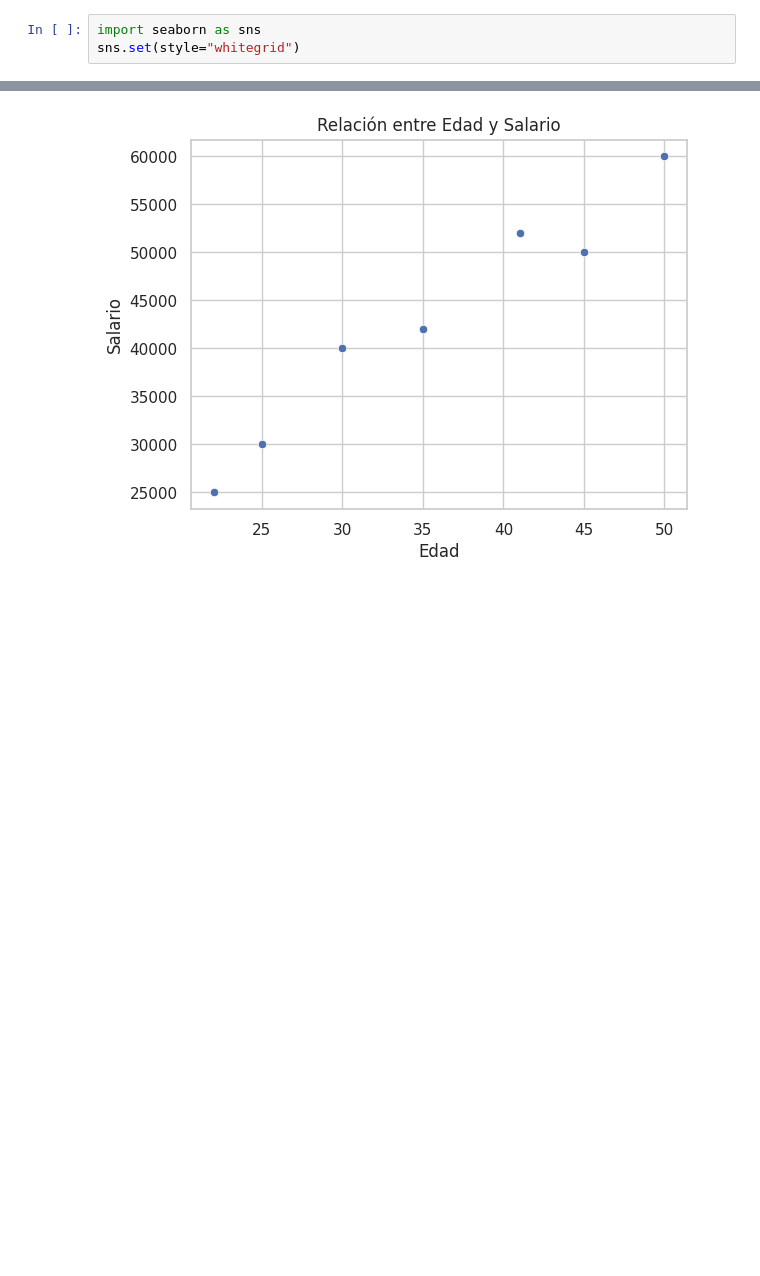
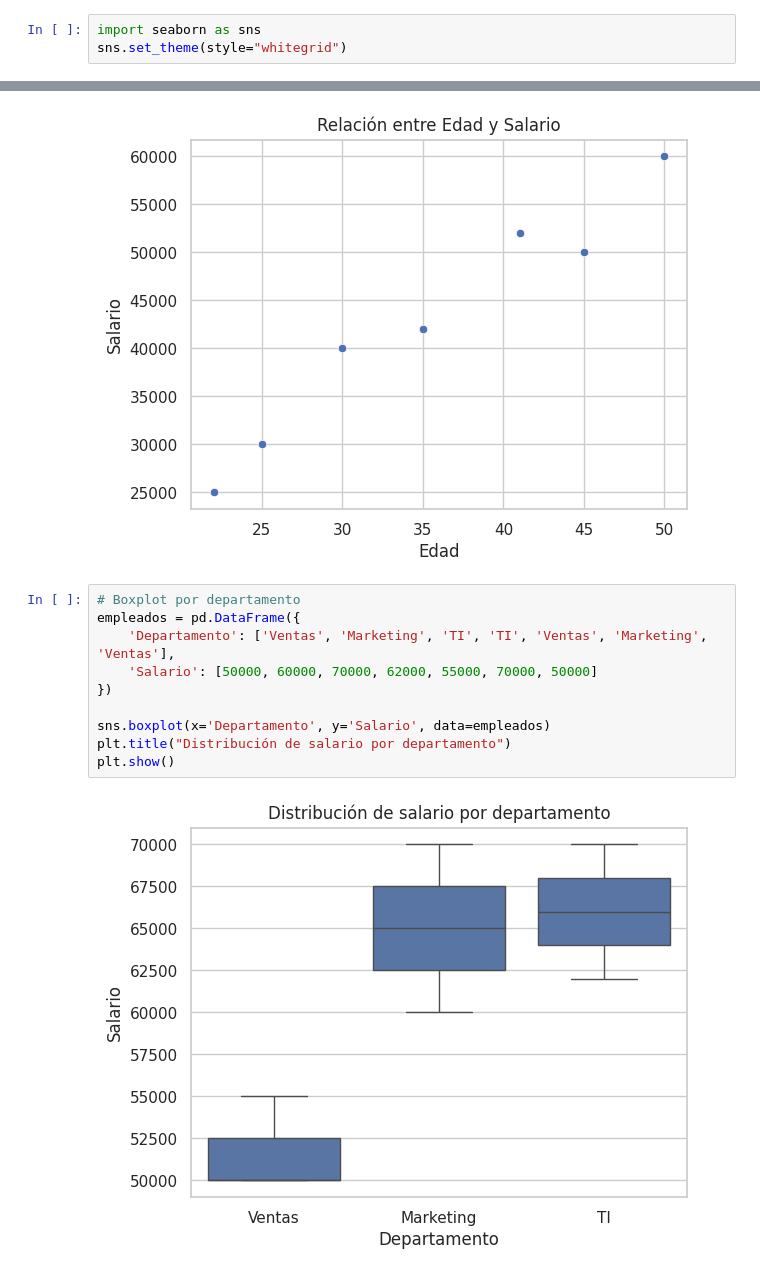
Before and after one commit to JuanPujol81/DataScience-IACourse, a Jupyter notebook: graphics_with_matplotlib.ipynb, the cells around one changed output, grey strips where cells are left out. Saved outputs shown, nothing was run; the diff lists cells and outputs as text; blank space fills up the shorter version.

```diff
--- a/graphics_with_matplotlib.ipynb
+++ b/graphics_with_matplotlib.ipynb
@@ -36,7 +36,7 @@ plt.show()
 [figure]
 # %%
 import seaborn as sns
-sns.set(style="whitegrid")
+sns.set_theme(style="whitegrid")
 # %%
 import pandas as pd
 
@@ -52,3 +52,15 @@ plt.title("Relación entre Edad y Salario")
 plt.show()
 # %% [output]
 [figure]
+# %%
+# Boxplot por departamento
+empleados = pd.DataFrame({
+    'Departamento': ['Ventas', 'Marketing', 'TI', 'TI', 'Ventas', 'Marketing', 'Ventas'],
+    'Salario': [50000, 60000, 70000, 62000, 55000, 70000, 50000]
+})
+
+sns.boxplot(x='Departamento', y='Salario', data=empleados)
+plt.title("Distribución de salario por departamento")
+plt.show()
+# %% [output]
+[figure, added]
```
Also changed, not shown: parts of 7 cells of this notebook.
